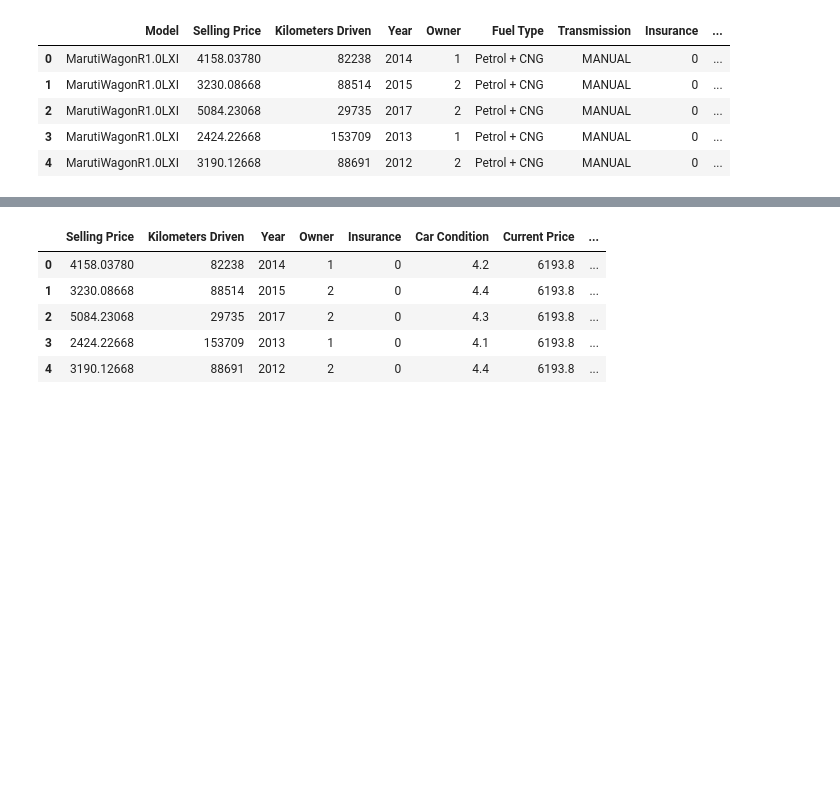
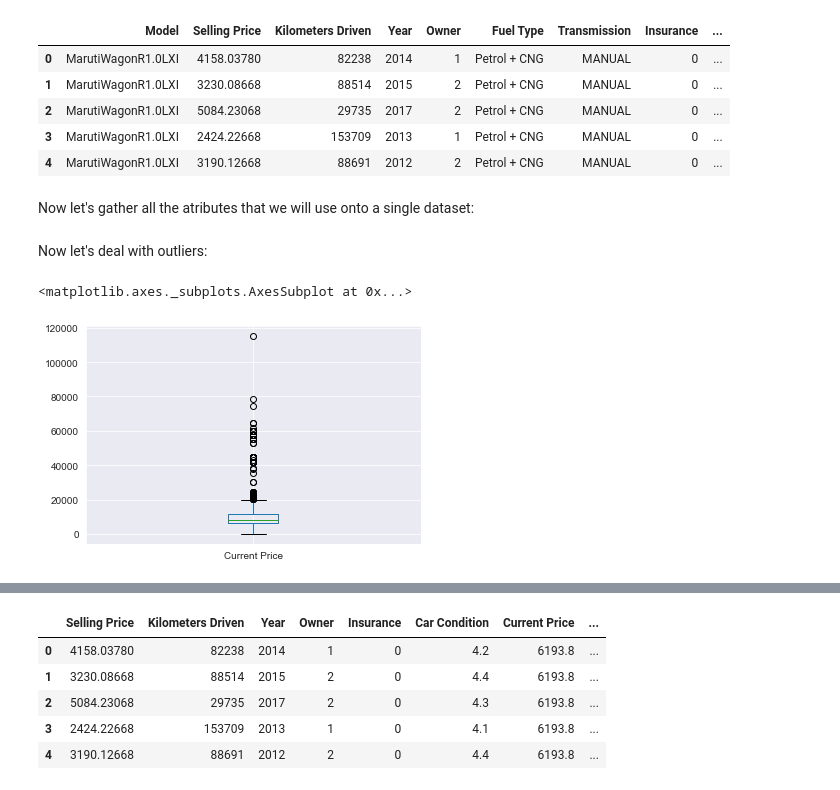
Before and after one commit to Obsessi0n/TrafficPrediction, a Jupyter notebook: Car_Price_Dataset_Notebook/car_prices_dataset.ipynb, the cells around one changed output, grey strips where cells are left out. Drawn from its saved outputs; the diff is of its cells as text; code cells hidden in the pictures; blank space fills up the shorter version.

Commit message:
Normalizei os dados, Retirei Outliers e Adicionei uma Secao com GridSearch

```diff
--- a/Car_Price_Dataset_Notebook/car_prices_dataset.ipynb
+++ b/Car_Price_Dataset_Notebook/car_prices_dataset.ipynb
@@ -423,4 +426,6 @@ car_data.head()
 | 2 | MarutiWagonR1.0LXI | 5084.23068 | 29735 | 2017 | 2 | Petrol + CNG | MANUAL | 0 | ... |
 | 3 | MarutiWagonR1.0LXI | 2424.22668 | 153709 | 2013 | 1 | Petrol + CNG | MANUAL | 0 | ... |
 | 4 | MarutiWagonR1.0LXI | 3190.12668 | 88691 | 2012 | 2 | Petrol + CNG | MANUAL | 0 | ... |
+# %% [markdown]
+Now let's gather all the atributes that we will use onto a single dataset:
 # %%
@@ -429 +432,8 @@ car_data.head()
 car_data_f = pd.concat([car_data[['Selling Price','Kilometers Driven','Year','Owner','Insurance','Car Condition','Current Price']], Fuel_Type_f, Company_f ,Transmission_f], axis=1, sort=False)
+# %% [markdown]
+Now let's deal with outliers:
+# %%
+car_data_f.boxplot(column='Current Price')
+# %% [output]
+<matplotlib.axes._subplots.AxesSubplot at 0x...>
+[figure, added]
```
Also changed, not shown: parts of 28 cells of this notebook.
